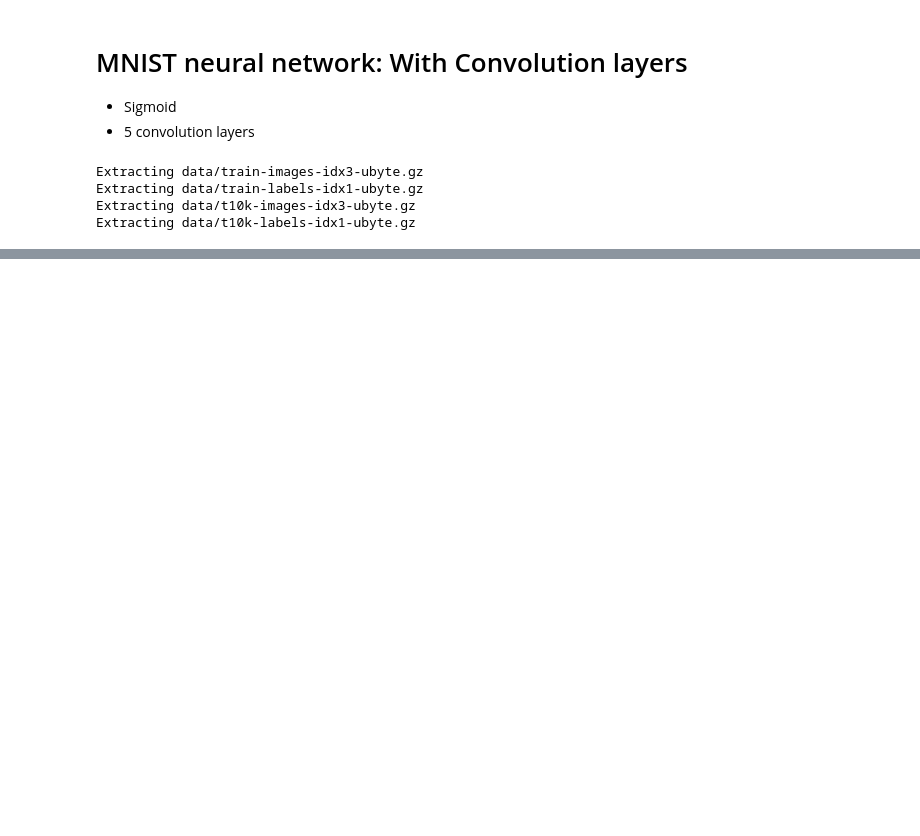
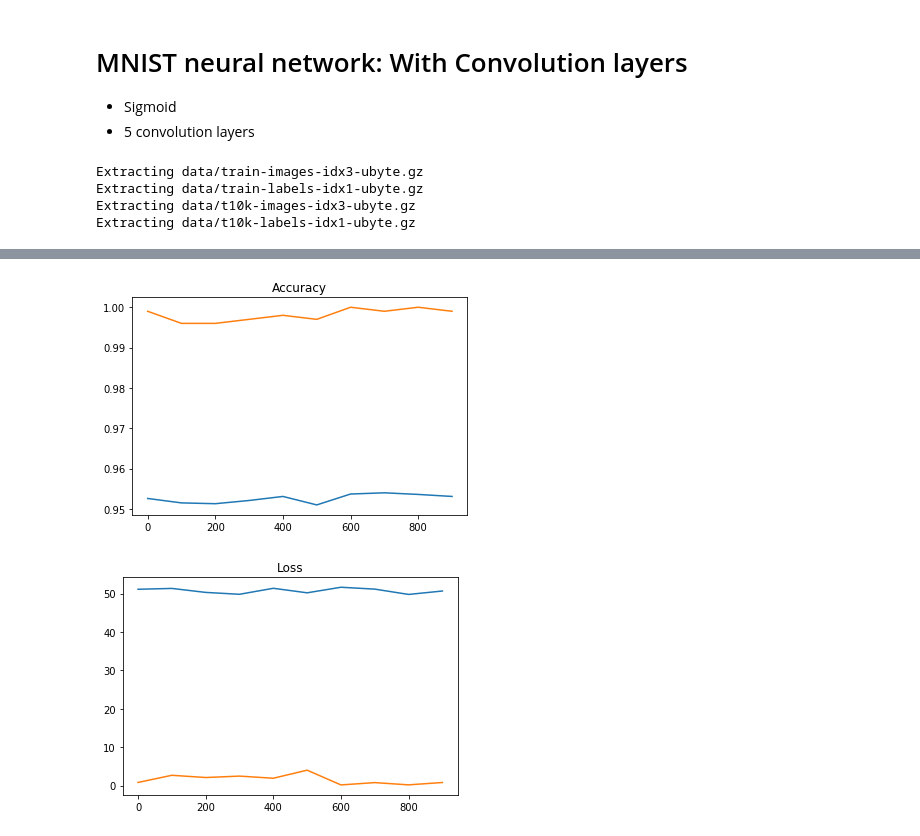
Before and after one commit to sandeep-iitr/Learnings-Big-Data-Machine-Learning, a Jupyter notebook: machine-learning/neural-networks/Book-2.ipynb, the cells around one changed output, grey strips where cells are left out. Drawn from its saved outputs; the diff is of its cells as text; code cells hidden in the pictures; blank space fills up the shorter version.

```diff
--- a/machine-learning/neural-networks/Book-2.ipynb
+++ b/machine-learning/neural-networks/Book-2.ipynb
@@ -96,0 +146,17 @@ for i in range(10000):
+# %%
+import matplotlib.pyplot as plt
+#plt.xlabel(index)
+#plt.ylabel(accuracy_test)
+plt.plot(index,accuracy_test)
+plt.plot(index,accuracy_train)
+plt.title("Accuracy")
+plt.show()
+
+plt.clf()
+plt.plot(index,loss_test)
+plt.plot(index,loss_train)
+plt.title("Loss")
+plt.show()
+# %% [output]
+[figure, added]
+[figure, added]
```
Also changed, not shown: parts of 2 cells of this notebook.
